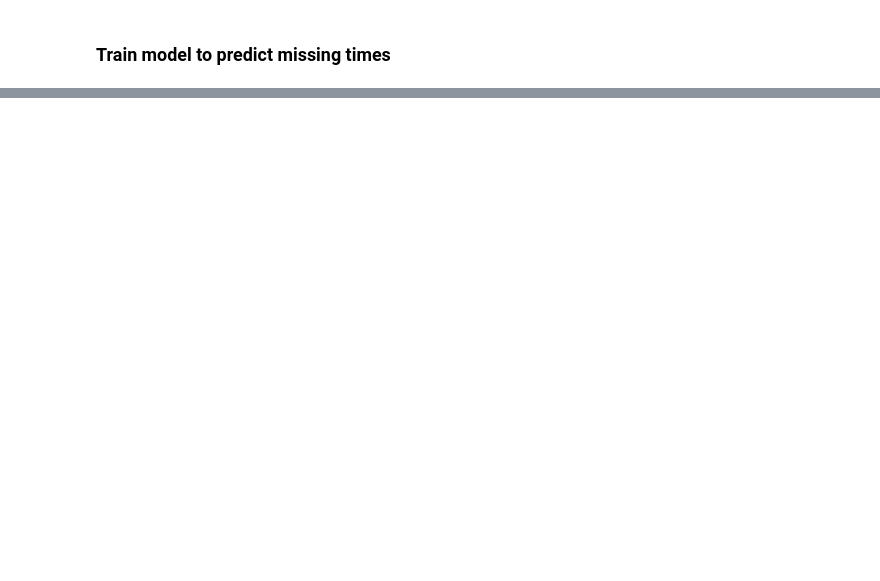
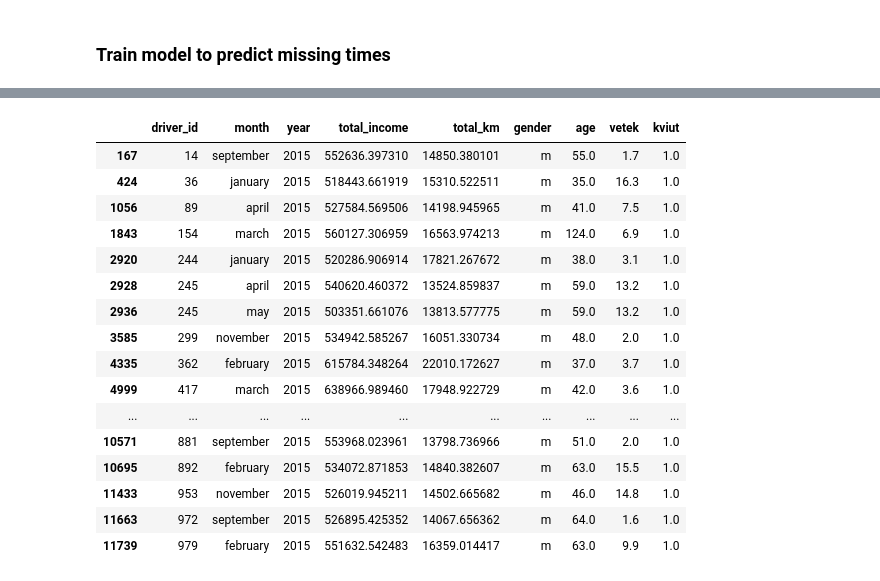
Before and after one commit to ronTohar1/CV_training, a Jupyter notebook: basic/python/Basic - Azrieli & Sons data/project_files/fix_data.ipynb, the cells around one changed output, grey strips where cells are left out. Saved outputs shown, nothing was run; the diff lists cells and outputs as text; code cells hidden in the pictures; blank space fills up the shorter version.

```diff
--- a/basic/python/Basic - Azrieli & Sons data/project_files/fix_data.ipynb
+++ b/basic/python/Basic - Azrieli & Sons data/project_files/fix_data.ipynb
@@ -487,0 +515,22 @@ See the caveats in the documentation: https://pandas.pydata.org/pandas-docs/stab
+# %%
+table[table["total_income"] > 500_000]
+# basic_trips_df = create_trips_df(trip_files)
+# basic_trips_df[basic_trips_df["driver_id"] == 972][basic_trips_df["month"] == "september"]["km"].sum()
+# %% [output]
+|  | driver_id | month | year | total_income | total_km | gender | age | vetek | kviut |
+| 167 | 14 | september | 2015 | 552636.397310 | 14850.380101 | m | 55.0 | 1.7 | 1.0 |
+| 424 | 36 | january | 2015 | 518443.661919 | 15310.522511 | m | 35.0 | 16.3 | 1.0 |
+| 1056 | 89 | april | 2015 | 527584.569506 | 14198.945965 | m | 41.0 | 7.5 | 1.0 |
+| 1843 | 154 | march | 2015 | 560127.306959 | 16563.974213 | m | 124.0 | 6.9 | 1.0 |
+| 2920 | 244 | january | 2015 | 520286.906914 | 17821.267672 | m | 38.0 | 3.1 | 1.0 |
+| 2928 | 245 | april | 2015 | 540620.460372 | 13524.859837 | m | 59.0 | 13.2 | 1.0 |
+| 2936 | 245 | may | 2015 | 503351.661076 | 13813.577775 | m | 59.0 | 13.2 | 1.0 |
+| 3585 | 299 | november | 2015 | 534942.585267 | 16051.330734 | m | 48.0 | 2.0 | 1.0 |
+| 4335 | 362 | february | 2015 | 615784.348264 | 22010.172627 | m | 37.0 | 3.7 | 1.0 |
+| 4999 | 417 | march | 2015 | 638966.989460 | 17948.922729 | m | 42.0 | 3.6 | 1.0 |
+| ... | ... | ... | ... | ... | ... | ... | ... | ... | ... |
+| 10571 | 881 | september | 2015 | 553968.023961 | 13798.736966 | m | 51.0 | 2.0 | 1.0 |
+| 10695 | 892 | february | 2015 | 534072.871853 | 14840.382607 | m | 63.0 | 15.5 | 1.0 |
+| 11433 | 953 | november | 2015 | 526019.945211 | 14502.665682 | m | 46.0 | 14.8 | 1.0 |
+| 11663 | 972 | september | 2015 | 526895.425352 | 14067.656362 | m | 64.0 | 1.6 | 1.0 |
+| 11739 | 979 | february | 2015 | 551632.542483 | 16359.014417 | m | 63.0 | 9.9 | 1.0 |
```
Also changed, not shown: parts of 9 cells of this notebook, 2 other files.
